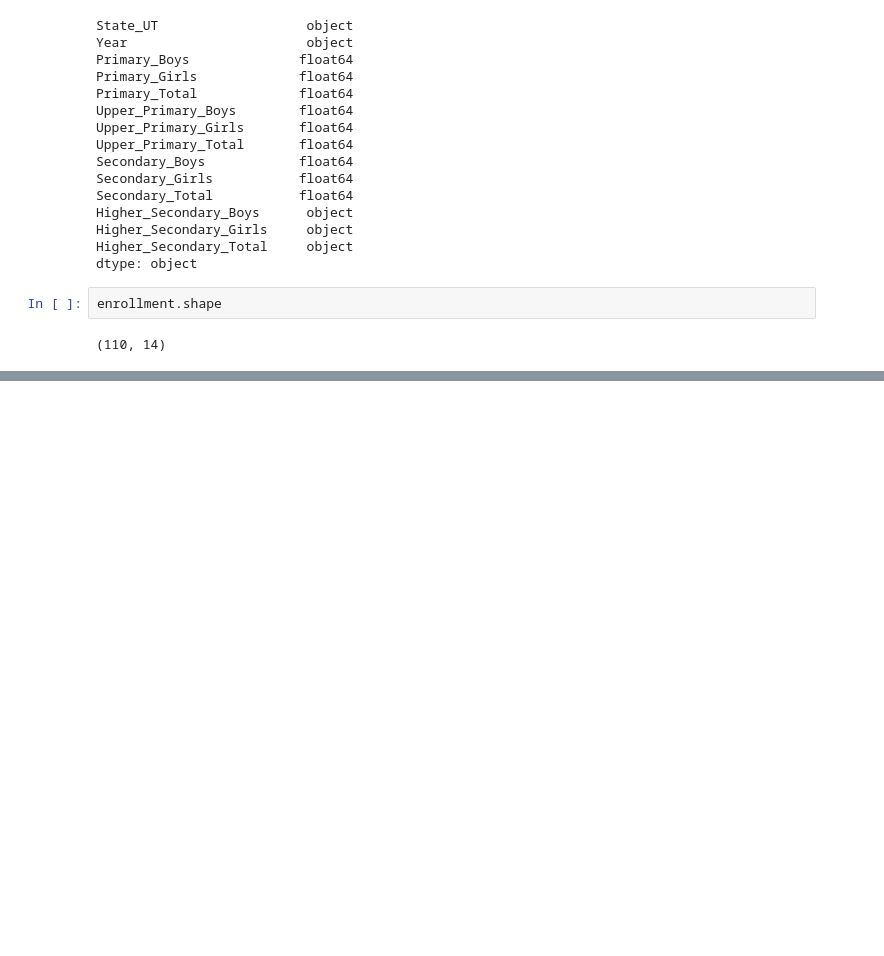
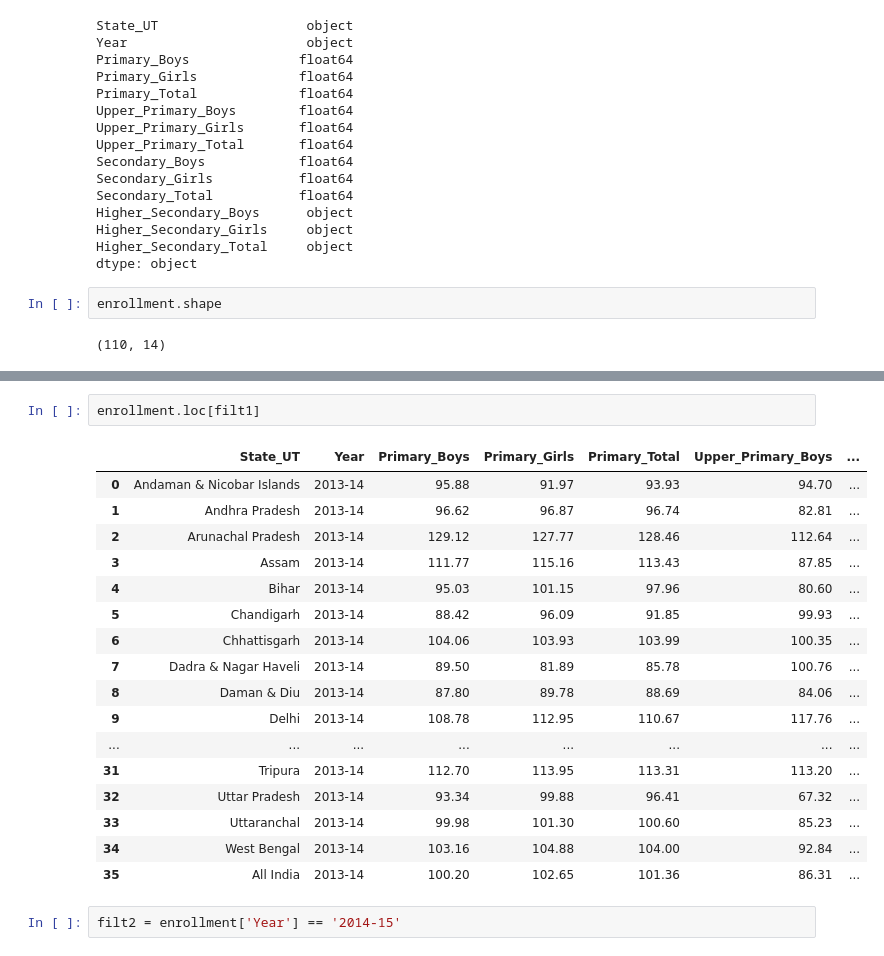
Before and after one commit to javedali-dev/Data-analysis-of-indian-schools, a Jupyter notebook: enrollment.ipynb, the cells around one changed output, grey strips where cells are left out. Saved outputs shown, nothing was run; the diff lists cells and outputs as text; blank space fills up the shorter version.

```diff
--- a/enrollment.ipynb
+++ b/enrollment.ipynb
@@ -52,0 +55,22 @@ enrollment.head()
+# %%
+enrollment.loc[filt1]
+# %% [output]
+|  | State_UT | Year | Primary_Boys | Primary_Girls | Primary_Total | Upper_Primary_Boys | ... |
+| 0 | Andaman & Nicobar Islands | 2013-14 | 95.88 | 91.97 | 93.93 | 94.70 | ... |
+| 1 | Andhra Pradesh | 2013-14 | 96.62 | 96.87 | 96.74 | 82.81 | ... |
+| 2 | Arunachal Pradesh | 2013-14 | 129.12 | 127.77 | 128.46 | 112.64 | ... |
+| 3 | Assam | 2013-14 | 111.77 | 115.16 | 113.43 | 87.85 | ... |
+| 4 | Bihar | 2013-14 | 95.03 | 101.15 | 97.96 | 80.60 | ... |
+| 5 | Chandigarh | 2013-14 | 88.42 | 96.09 | 91.85 | 99.93 | ... |
+| 6 | Chhattisgarh | 2013-14 | 104.06 | 103.93 | 103.99 | 100.35 | ... |
+| 7 | Dadra & Nagar Haveli | 2013-14 | 89.50 | 81.89 | 85.78 | 100.76 | ... |
+| 8 | Daman & Diu | 2013-14 | 87.80 | 89.78 | 88.69 | 84.06 | ... |
+| 9 | Delhi | 2013-14 | 108.78 | 112.95 | 110.67 | 117.76 | ... |
+| ... | ... | ... | ... | ... | ... | ... | ... |
+| 31 | Tripura | 2013-14 | 112.70 | 113.95 | 113.31 | 113.20 | ... |
+| 32 | Uttar Pradesh | 2013-14 | 93.34 | 99.88 | 96.41 | 67.32 | ... |
+| 33 | Uttaranchal | 2013-14 | 99.98 | 101.30 | 100.60 | 85.23 | ... |
+| 34 | West Bengal | 2013-14 | 103.16 | 104.88 | 104.00 | 92.84 | ... |
+| 35 | All India | 2013-14 | 100.20 | 102.65 | 101.36 | 86.31 | ... |
+# %%
+filt2 = enrollment['Year'] == '2014-15'
```
Also changed, not shown: parts of 7 cells of this notebook.
